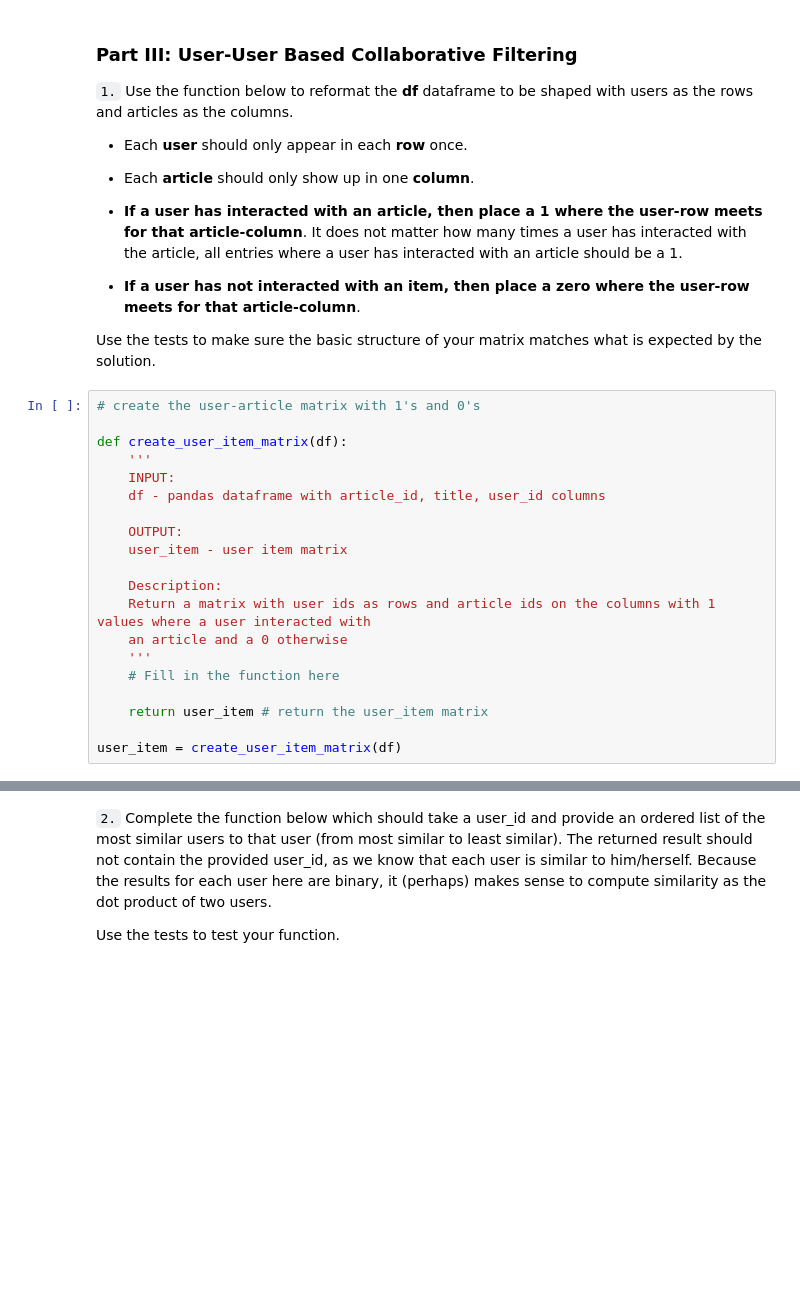
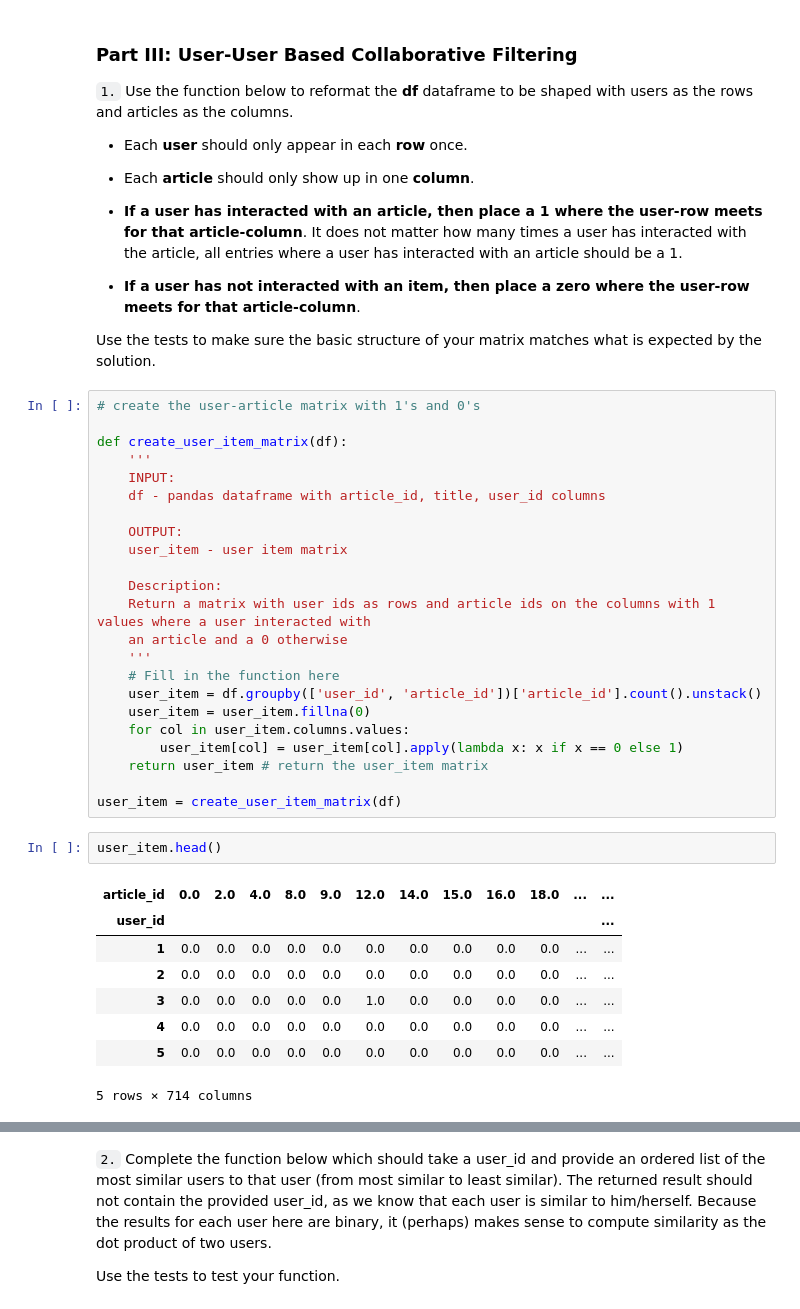
Before and after one commit to agpt8/recommendations-with-ibm, a Jupyter notebook: Recommendations_with_IBM.ipynb, the cells around one changed output, grey strips where cells are left out. Drawn from its saved outputs; the diff is of its cells as text; blank space fills up the shorter version.

```diff
--- a/Recommendations_with_IBM.ipynb
+++ b/Recommendations_with_IBM.ipynb
@@ -313,10 +330,24 @@ def create_user_item_matrix(df):
     an article and a 0 otherwise
     '''
     # Fill in the function here
-
+    user_item = df.groupby(['user_id', 'article_id'])['article_id'].count().unstack()
+    user_item = user_item.fillna(0)
+    for col in user_item.columns.values:
+        user_item[col] = user_item[col].apply(lambda x: x if x == 0 else 1)
     return user_item # return the user_item matrix
 
 user_item = create_user_item_matrix(df)
+# %%
+user_item.head()
+# %% [output]
+| article_id | 0.0 | 2.0 | 4.0 | 8.0 | 9.0 | 12.0 | 14.0 | 15.0 | 16.0 | 18.0 | ... | ... |
+| user_id |  |  |  |  |  |  |  |  |  |  |  | ... |
+| 1 | 0.0 | 0.0 | 0.0 | 0.0 | 0.0 | 0.0 | 0.0 | 0.0 | 0.0 | 0.0 | ... | ... |
+| 2 | 0.0 | 0.0 | 0.0 | 0.0 | 0.0 | 0.0 | 0.0 | 0.0 | 0.0 | 0.0 | ... | ... |
+| 3 | 0.0 | 0.0 | 0.0 | 0.0 | 0.0 | 1.0 | 0.0 | 0.0 | 0.0 | 0.0 | ... | ... |
+| 4 | 0.0 | 0.0 | 0.0 | 0.0 | 0.0 | 0.0 | 0.0 | 0.0 | 0.0 | 0.0 | ... | ... |
+| 5 | 0.0 | 0.0 | 0.0 | 0.0 | 0.0 | 0.0 | 0.0 | 0.0 | 0.0 | 0.0 | ... | ... |
+5 rows × 714 columns
 # %%
 ## Tests: You should just need to run this cell.  Don't change the code.
 assert user_item.shape[0] == 5149, "Oops!  The number of users in the user-article matrix doesn't look right."
```
Also changed, not shown: parts of 23 cells of this notebook.
